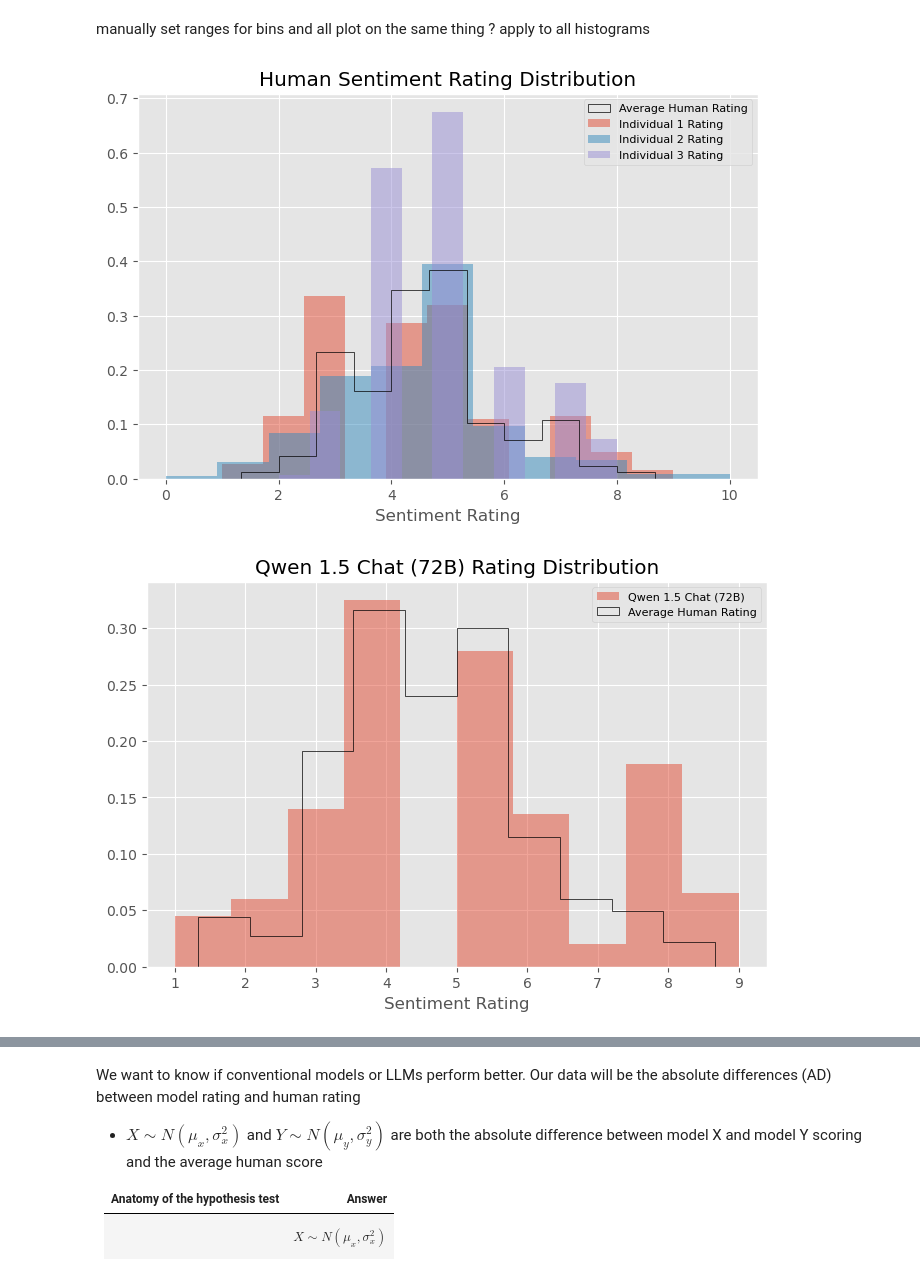
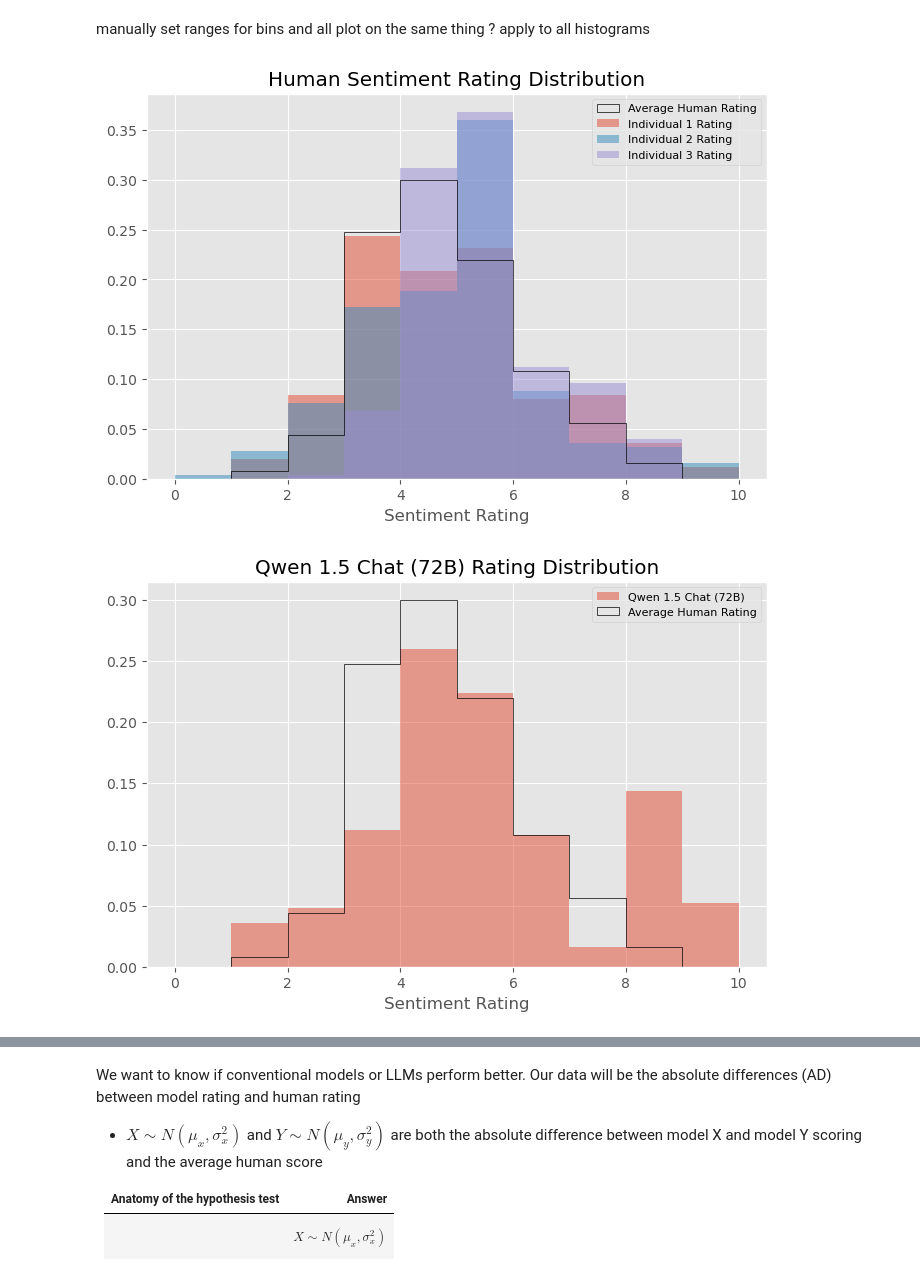
Before and after one commit to anananan116/MATH189_final_project, a Jupyter notebook: EDA_Hypothesis_Test.ipynb, the cells around one changed output, grey strips where cells are left out. Drawn from its saved outputs; the diff is of its cells as text; code cells hidden in the pictures.

Commit message:
fixing histogram bins

```diff
--- a/EDA_Hypothesis_Test.ipynb
+++ b/EDA_Hypothesis_Test.ipynb
@@ -26,26 +26,30 @@ manually set ranges for bins and all plot on the same thing ? apply to all histo
 # %%
 plt.style.use('ggplot')
 
+bins = np.linspace(0, 10, 11)
+
 fig = plt.figure(figsize = (8, 5))
-plt.hist(data['average'].values, bins = 11, density = True, histtype = 'step', color = 'black', label = 'Average Human Rating')
-plt.hist(data['Label_by_zihan'].values, bins = 11, density = True, alpha = 0.5, label = 'Individual 1 Rating')
-plt.hist(data['Label_by_ben'].values, bins = 11, density = True, alpha = 0.5, label = 'Individual 2 Rating')
-plt.hist(data['Label_by_nicole'].values, bins = 11, density = True, alpha = 0.5, label = 'Individual 3 Rating')
+plt.hist(data['average'].values, bins = bins, density = True, histtype = 'step', color = 'black', label = 'Average Human Rating')
+plt.hist(data['Label_by_zihan'].values, bins = bins, density = True, alpha = 0.5, label = 'Individual 1 Rating')
+plt.hist(data['Label_by_ben'].values, bins = bins, density = True, alpha = 0.5, label = 'Individual 2 Rating')
+plt.hist(data['Label_by_nicole'].values, bins = bins, density = True, alpha = 0.5, label = 'Individual 3 Rating')
 plt.legend(prop = {'size': 8})
 plt.xlabel('Sentiment Rating')
 plt.title('Human Sentiment Rating Distribution')
+plt.savefig('human_rating.pdf')
 plt.show()
 # %% [output]
-[figure, old version]
+[figure, new version]
 # %%
 fig = plt.figure(figsize = (8, 5))
-plt.hist(data['Qwen 1.5 Chat (72B)'].values, bins = 10, density = True, alpha = 0.5, label = 'Qwen 1.5 Chat (72B)')
-plt.hist(data['average'].values, bins = 10, density = True, histtype = 'step', color = 'black', label = 'Average Human Rating')
+plt.hist(data['Qwen 1.5 Chat (72B)'].values, bins = bins, density = True, alpha = 0.5, label = 'Qwen 1.5 Chat (72B)')
+plt.hist(data['average'].values, bins = bins, density = True, histtype = 'step', color = 'black', label = 'Average Human Rating')
 plt.legend(prop = {'size': 8})
 plt.xlabel('Sentiment Rating')
 plt.title('Qwen 1.5 Chat (72B) Rating Distribution')
+plt.savefig('qwen72b_rating.pdf')
 plt.show()
 # %% [output]
-[figure, old version]
+[figure, new version]
 # %%
 fig = plt.figure(figsize = (8, 5))
```
Also changed, not shown: parts of 17 cells of this notebook.
